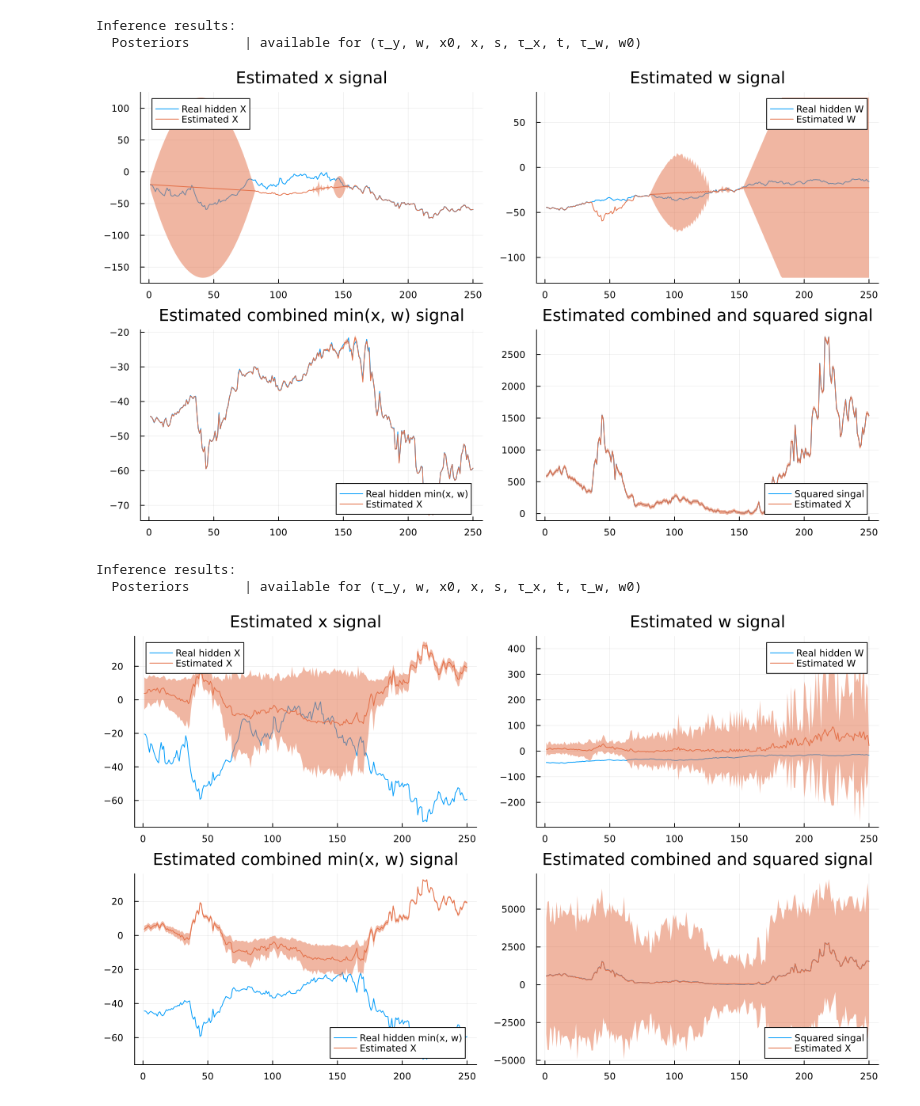
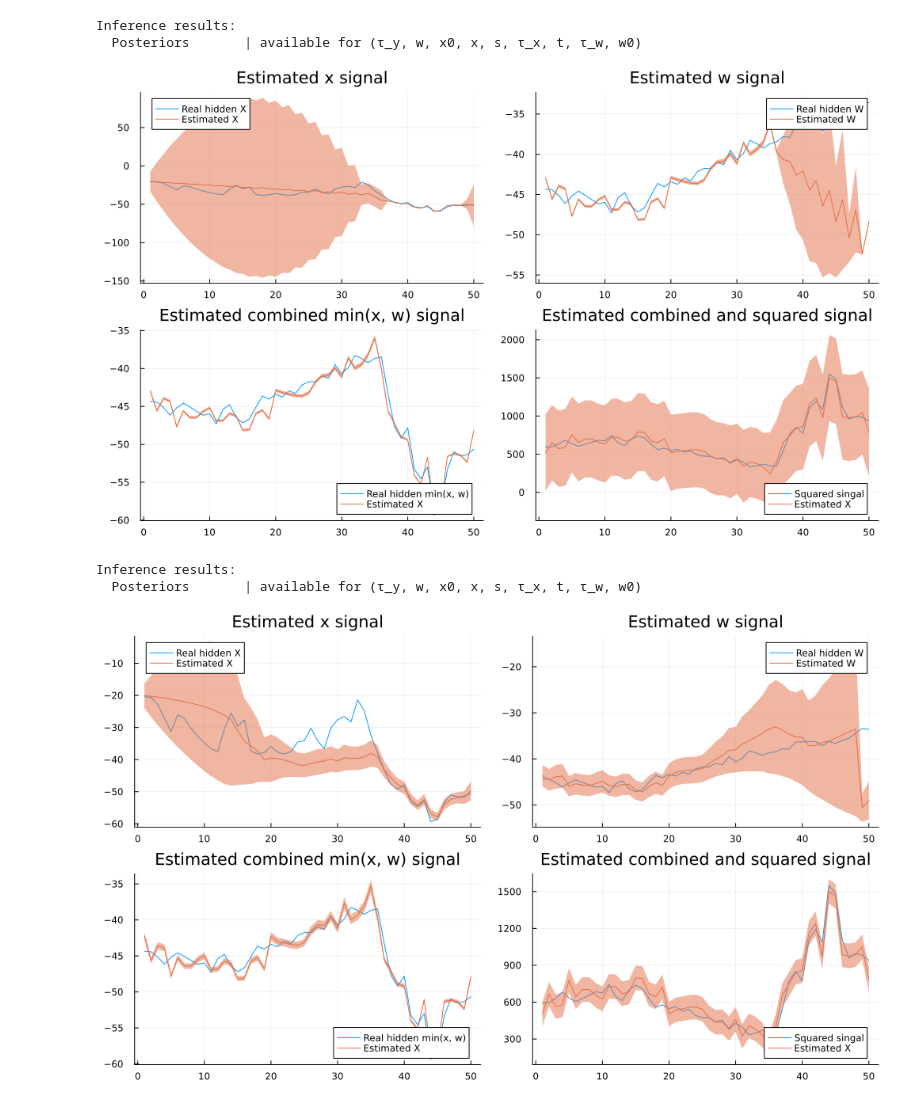
Before and after one commit to biaslab/CVMP, a Jupyter notebook: demos/stuck_deterministic_nodes.ipynb, the cells around one changed output. Saved outputs shown, nothing was run; the diff lists cells and outputs as text; code cells hidden in the pictures.

```diff
--- a/demos/stuck_deterministic_nodes.ipynb
+++ b/demos/stuck_deterministic_nodes.ipynb
@@ -1,7 +1,7 @@
 # %%
 using RxInfer, Distributions, StableRNGs, Plots, Flux, CCMP
 # %%
-function generate_data(f, g, n; seed = 123, x_i_min = -20.0, w_i_min = 20.0, noise = 20.0, real_x_τ = 0.1, real_w_τ = 1.0)
+function generate_data(f, g, n; seed = 123, x_i_min = -20.0, w_i_min = 20.0, noise = 5000.0, real_x_τ = 0.1, real_w_τ = 1.0)
 
     rng = StableRNG(seed)
 
@@ -41,7 +41,7 @@ end
 # %% [output]
 square (generic function with 1 method)
 # %%
-n = 250
+n = 50
 ref_point = -20
 
 x_i_min, w_i_min = -20, -45
@@ -170,7 +170,7 @@ pxt = plot!(pxt, mean.(tmarginals[end]), ribbon = var.(tmarginals[end]), label =
 
 plot(pxx, pxw, pxs, pxt, size = (1000, 600))
 # %% [output]
-[figure, old version]
+[figure, new version]
 # %%
 @rule DeltaFn(:out, Marginalisation) (q_ins::ReactiveMP.FactorizedJoint{P}, meta::ReactiveMP.DeltaMeta{M}) where {P <: NTuple, M <: CVI} = begin
     method = ReactiveMP.getmethod(meta)
@@ -187,34 +204,32 @@ end
 end;
 # %%
-m_x_0, τ_x_0 = -20.0, 0.001
-m_w_0, τ_w_0 = 20.0, 0.001
+m_x_0, τ_x_0 = x_i_min, 1
+m_w_0, τ_w_0 = w_i_min, 1
 
 # We set relatively strong priors for random walk noise components
 # and sort of vague prior for the noise of the observations
-a_x, b_x = 1, 1000
-a_w, b_w = 1, 1000
-a_y, b_y = 1, 1000
+a_x, b_x = 1.0, 10
+a_w, b_w = 1.0, 10
+a_y, b_y = 1.0, 1000
+
 
 # We set relatively strong priors for messages
 xinit = map(r -> NormalMeanPrecision(r, τ_x_0), reverse(range(-60, -20, length = n)))
-winit = map(r -> NormalMeanPrecision(r, τ_w_0), range(20, 60, length = n))
+winit = map(r -> NormalMeanPrecision(r, τ_w_0), range(-40, -20, length = n))
+sinit = map(i -> NormalMeanPrecision(min(mean(xinit[i]), mean(winit[i])), 0.01), 1:n)
 
-imessages = (x = xinit, w = winit, s = NormalMeanVariance(0, 100))
+imessages = (x = xinit, w = winit, s = sinit)
 imarginals = (
-    τ_x = GammaShapeRate(a_x, b_x),
-    τ_w = GammaShapeRate(a_w, b_w),
-    τ_y = GammaShapeRate(a_y, b_y),
-    s = NormalMeanVariance(0, 100),
-    t = NormalMeanVariance(0, 100),
-    x0 = NormalMeanVariance(0, 100),
-    w0 = NormalMeanVariance(0, 100),
+    τ_x = GammaShapeRate(1, 50),
+    τ_w = GammaShapeRate(1, 50),
+    τ_y = GammaShapeRate(1, 100),
 )
 
 result = inference(
     model = identification_problem(min, square, n, m_x_0, τ_x_0, a_x, b_x, m_w_0, τ_w_0, a_w, b_w, a_y, b_y),
-    meta = cvi_meta(StableRNG(42), 200, 300, Descent(0.001)),
+    meta = cvi_meta(StableRNG(42), 200, 100, Descent(0.001)),
     data  = (y = real_y,),
-    options = (limit_stack_depth = 500, ),
+    options = (limit_stack_depth = 500,),
     constraints = constraints,
     initmessages = imessages,
     initmarginals = imarginals,
@@ -235,21 +241,30 @@ wmarginals = result.posteriors[:w];
 # %%
+τ_x_marginals = result.posteriors[:τ_x]
+τ_w_marginals = result.posteriors[:τ_w]
+τ_y_marginals = result.posteriors[:τ_y]
+
+tmarginals = result.posteriors[:t]
+smarginals = result.posteriors[:s]
+xmarginals = result.posteriors[:x]
+wmarginals = result.posteriors[:w];
+
 pxx = plot(legend = :topleft, title = "Estimated x signal")
 pxw = plot(legend = :topright, title = "Estimated w signal")
 pxs = plot(legend = :bottomright, title = "Estimated combined min(x, w) signal")
 pxt = plot(legend = :bottomright, title = "Estimated combined and squared signal")
 
 pxx = plot!(pxx, real_x, label = "Real hidden X")
 pxx = plot!(pxx, mean.(xmarginals[end]), ribbon = var.(xmarginals[end]), label = "Estimated X")
 
 pxw = plot!(pxw, real_w, label = "Real hidden W")
-pxw = plot!(pxw, mean.(wmarginals[end]), ribbon = var.(wmarginals[end]), label = "Estimated W")
+pxw = plot!(pxw, mean.(wmarginals[end]), ribbon = [min(var, 100) for var in var.(wmarginals[end])], label = "Estimated W")
 
 pxs = plot!(pxs, real_f, label = "Real hidden min(x, w)")
 pxs = plot!(pxs, mean.(smarginals[end]), ribbon = var.(smarginals[end]), label = "Estimated X")
 
 pxt = plot!(pxt, real_g, label = "Squared singal")
 pxt = plot!(pxt, mean.(tmarginals[end]), ribbon = var.(tmarginals[end]), label = "Estimated X")
 
 plot(pxx, pxw, pxs, pxt, size = (1000, 600))
 # %% [output]
-[figure, old version]
+[figure, new version]
```
Also changed, not shown: parts of 6 cells of this notebook, 3 other files.
